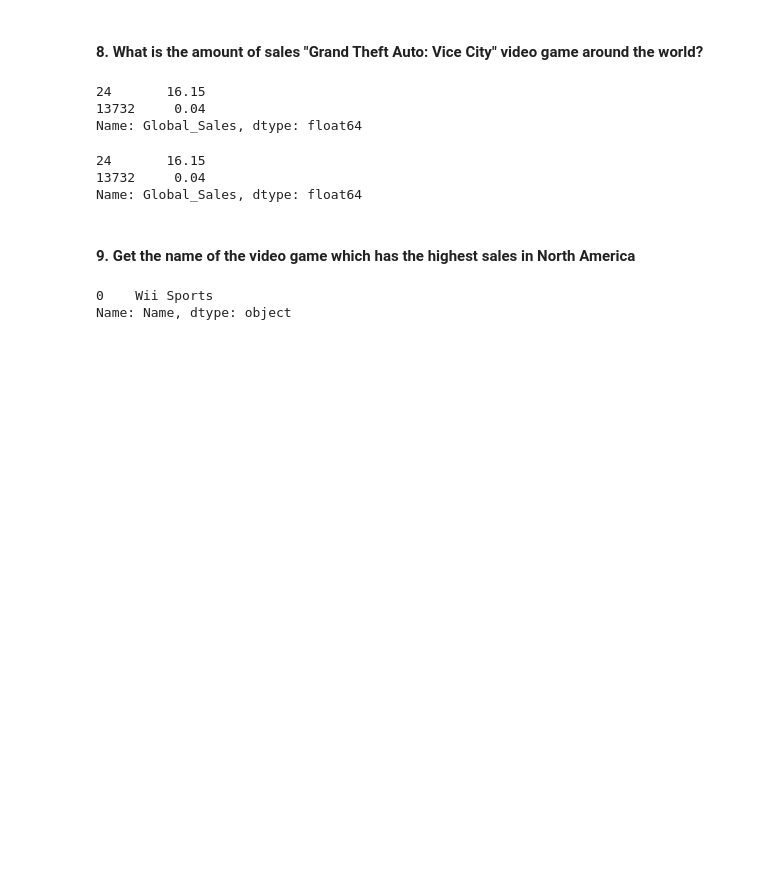
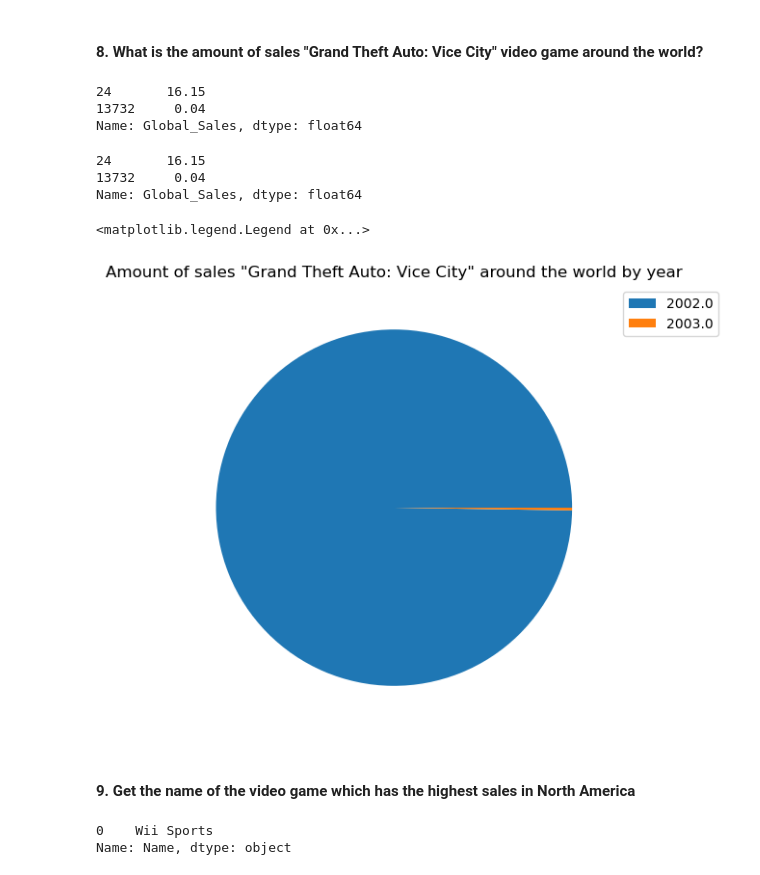
Before and after one commit to ArtemTop495/MOIBD, a Jupyter notebook: Zaharenko.ipynb, the cells around one changed output. Drawn from its saved outputs; the diff is of its cells as text; code cells hidden in the pictures; blank space fills up the shorter version.

```diff
--- a/Zaharenko.ipynb
+++ b/Zaharenko.ipynb
@@ -107,6 +108,16 @@ Name: Global_Sales, dtype: float64
 24       16.15
 13732     0.04
 Name: Global_Sales, dtype: float64
+# %%
+temp = vgs[vgs['Name']=='Grand Theft Auto: Vice City'][['Year','Global_Sales']].reset_index()
+temp
+plt.figure(figsize=(12,6))
+plt.pie(x=temp['Global_Sales'])
+plt.title('Amount of sales "Grand Theft Auto: Vice City" around the world by year')
+plt.legend(labels=temp['Year'], loc='upper left', bbox_to_anchor=(1,1))
+# %% [output]
+<matplotlib.legend.Legend at 0x...>
+[figure, added]
 # %% [markdown]
 #### 9. Get the name of the video game which has the highest sales in North America
 # %%
```
Also changed, not shown: parts of 4 cells of this notebook.
